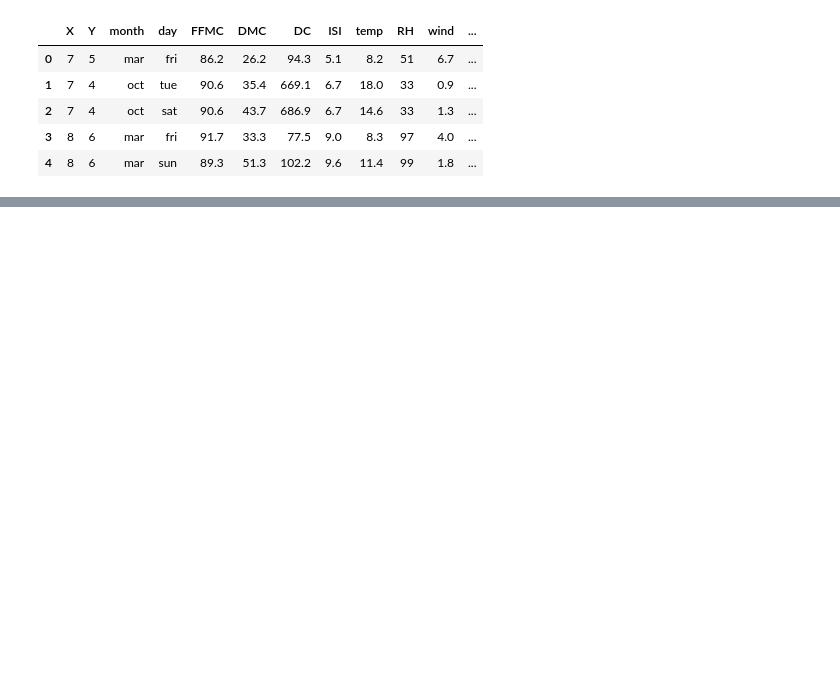
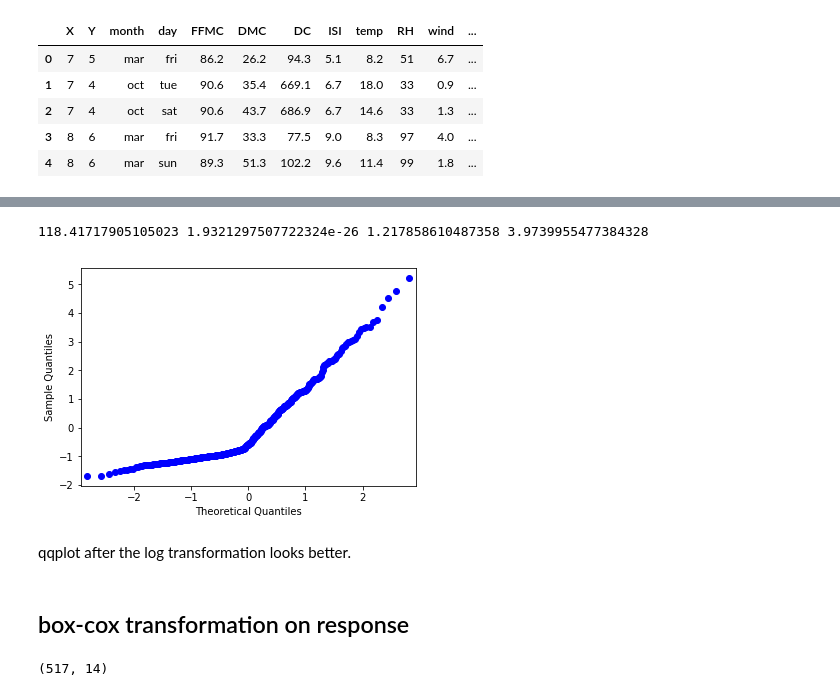
Before and after one commit to nithish08/forestfires, a Jupyter notebook: src/NB_Exploration.ipynb, the cells around one changed output, grey strips where cells are left out. Saved outputs shown, nothing was run; the diff lists cells and outputs as text; code cells hidden in the pictures; blank space fills up the shorter version.

```diff
--- a/src/NB_Exploration.ipynb
+++ b/src/NB_Exploration.ipynb
@@ -185,0 +276,20 @@ df.head()
+# %%
+df['log_area'] = np.log(df['area'] + 1) # add +1 to avoid log(0) (natural log)
+# %%
+train_df , test_df = train_test_split(df , test_size=0.2,random_state=0) # 20% of the data as the test data
+# %%
+reg = smf.ols('log_area ~ X + Y + day + FFMC + DMC + \
+              DC + ISI + temp + RH + wind + rain + season',data = train_df).fit()
+# %%
+#2. check residual
+#2.1 Normality
+JB, JBpv,skw,kurt = sm.stats.stattools.jarque_bera(reg.resid)
+print(JB,JBpv,skw,kurt)
+sm.qqplot(reg.resid).show()
+# %% [output]
+118.41717905105023 1.9321297507722324e-26 1.217858610487358 3.9739955477384328
+[figure, added]
+# %% [markdown]
+qqplot after the log transformation looks better.
+# %% [markdown]
+## box-cox transformation on response
@@ -185,0 +298,4 @@ df.head()
+# %%
+df.shape
+# %% [output]
+(517, 14)
```
Also changed, not shown: parts of 32 cells of this notebook, 1 other file.
